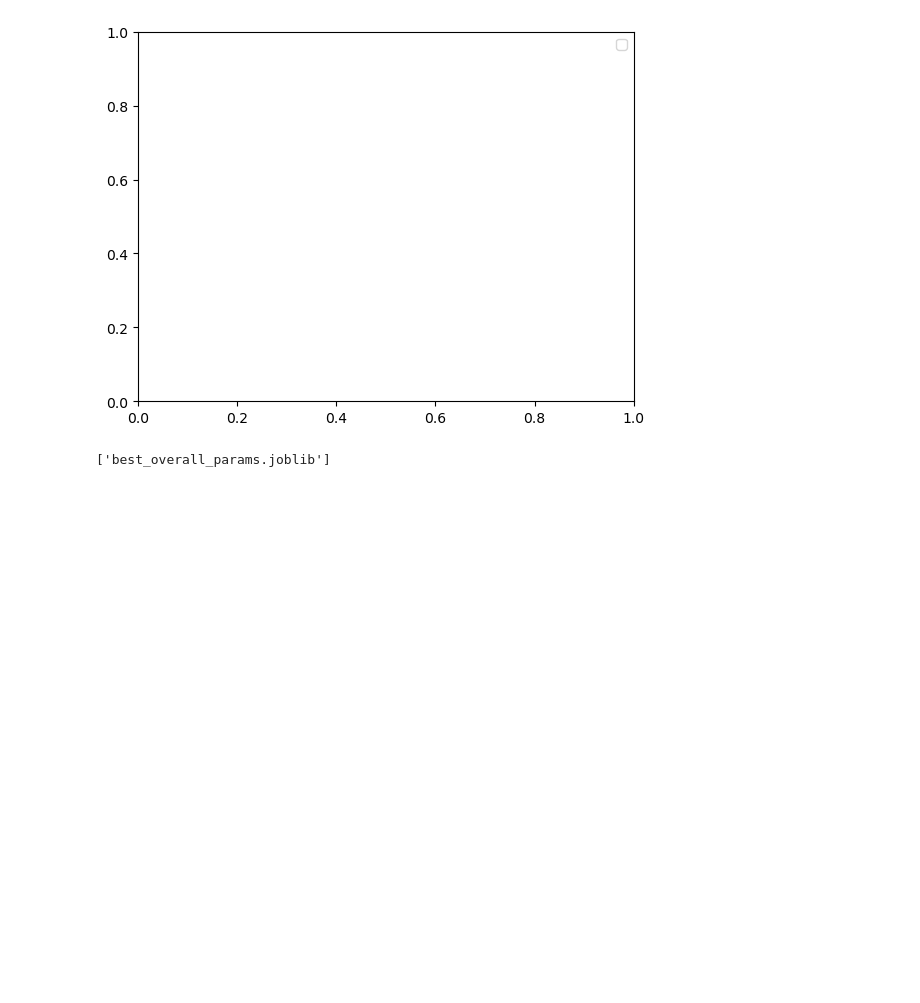
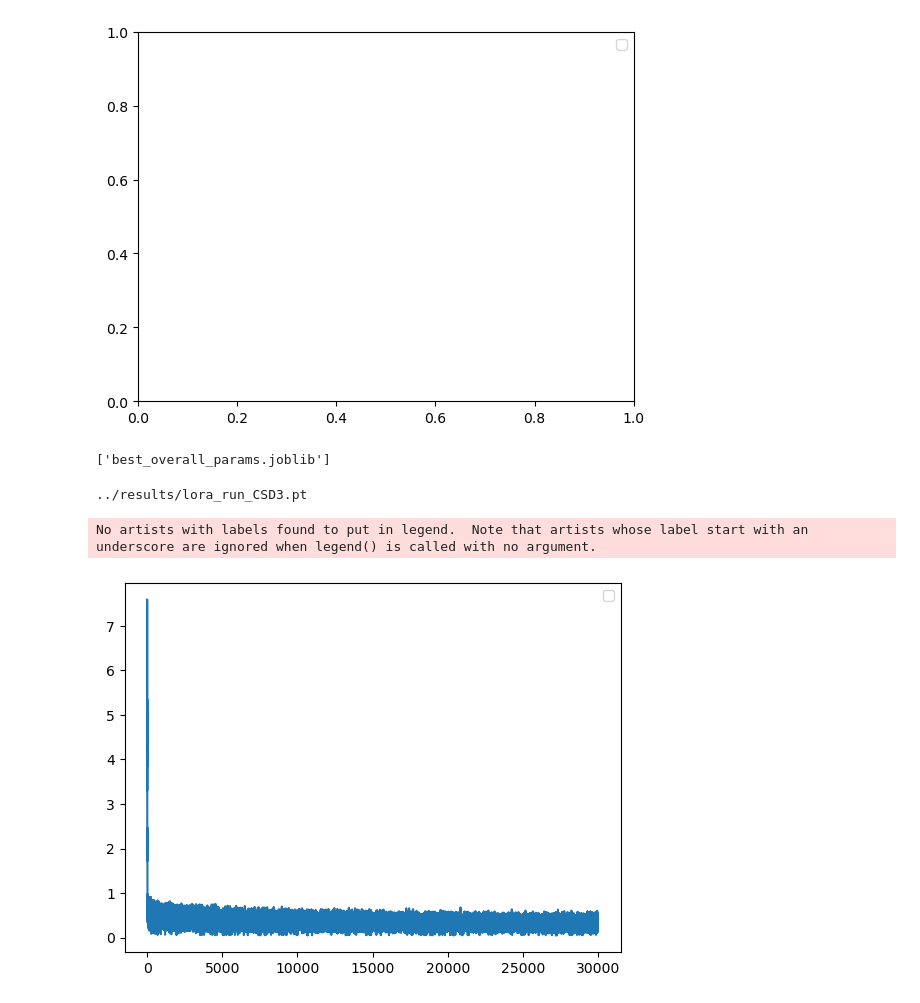
Before and after one commit to ljf441/tsllm, a Jupyter notebook: src/admin.ipynb, the cells around one changed output. Cells and saved outputs as stored; diff of their text form; code cells hidden in the pictures; blank space fills up the shorter version.

```diff
--- a/src/admin.ipynb
+++ b/src/admin.ipynb
@@ -248,3 +248,42 @@ No artists with labels found to put in legend.  Note that artists whose label st
 # joblib.dump(best_overall_params, "best_overall_params.joblib")
 # %% [output]
 ['best_overall_params.joblib']
+# %%
+best_val_loss = 1000
+best_params = None
+
+all_train_loss = []
+all_val_loss = []
+all_keys = []
+
+best_val_loss = 1000
+best_ctx = None
+
+# Pattern to match files of the form grid_results_NUMBER.joblib
+pattern = r'lora_run.*\.pt'
+
+# Get all files in the results directory
+result_files = glob.glob('../results/*')
+
+# Filter files that match the pattern (just one number after grid_results_)
+result_files = [file for file in result_files if re.search(pattern, file)][0]
+
+print(result_files)
+
+result = torch.load(result_files, map_location=torch.device('cpu'))
+
+train_loss = result['train_losses']
+val_loss = result['val_losses']
+prediction_decoded = result['prediction_decoded']
+test_decoded = result['test_decoded']
+metrics = result['metrics']
+# %% [output]
+../results/lora_run_CSD3.pt
+# %%
+fig, ax = plt.subplots()
+ax.plot(train_loss[:, 1], train_loss[:, 0])
+plt.legend()
+plt.show()
+# %% [output]
+No artists with labels found to put in legend.  Note that artists whose label start with an underscore are ignored when legend() is called with no argument.
+[figure, added]
```
Also changed, not shown: parts of 4 cells of this notebook, 14 other files.
